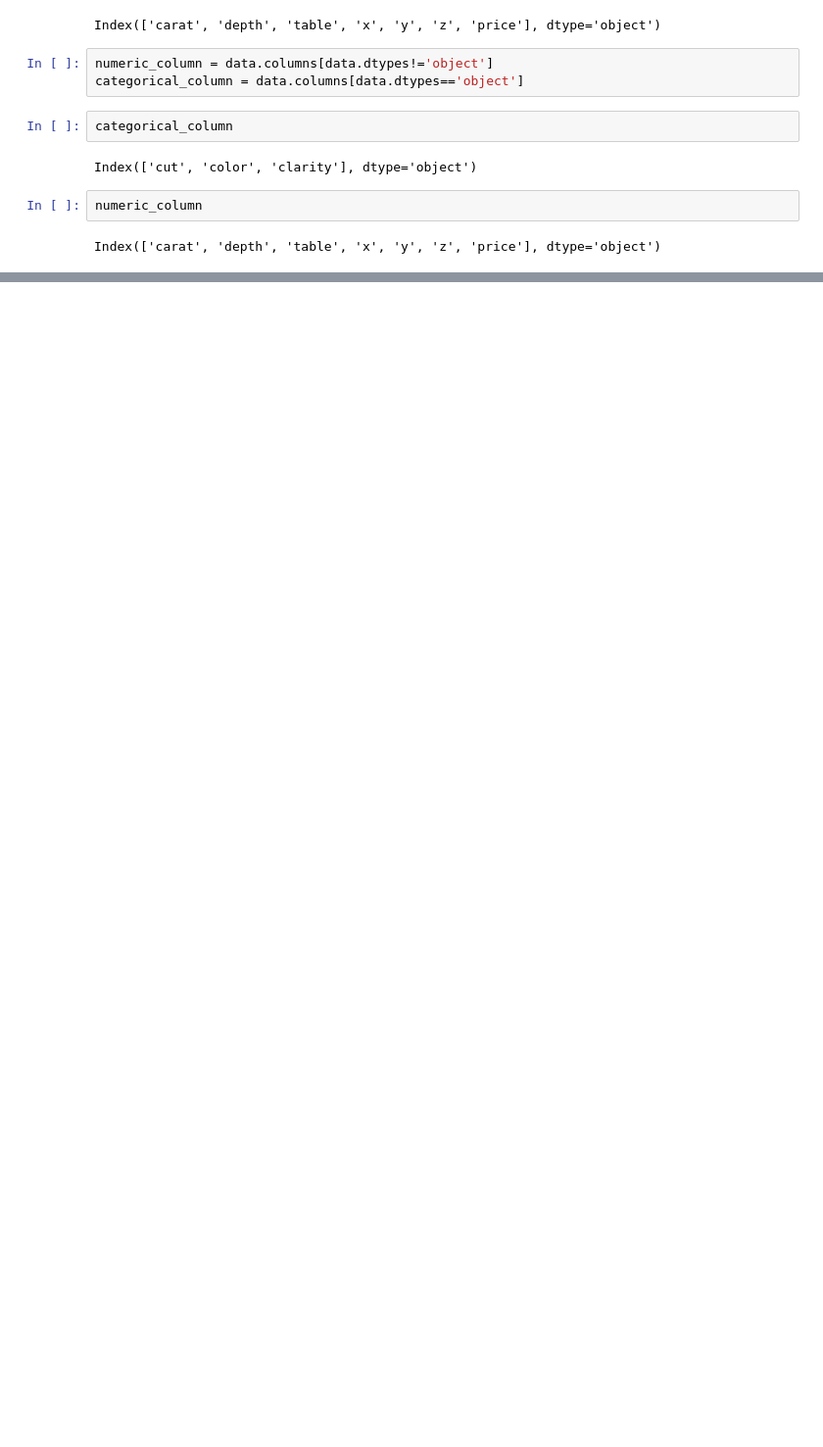
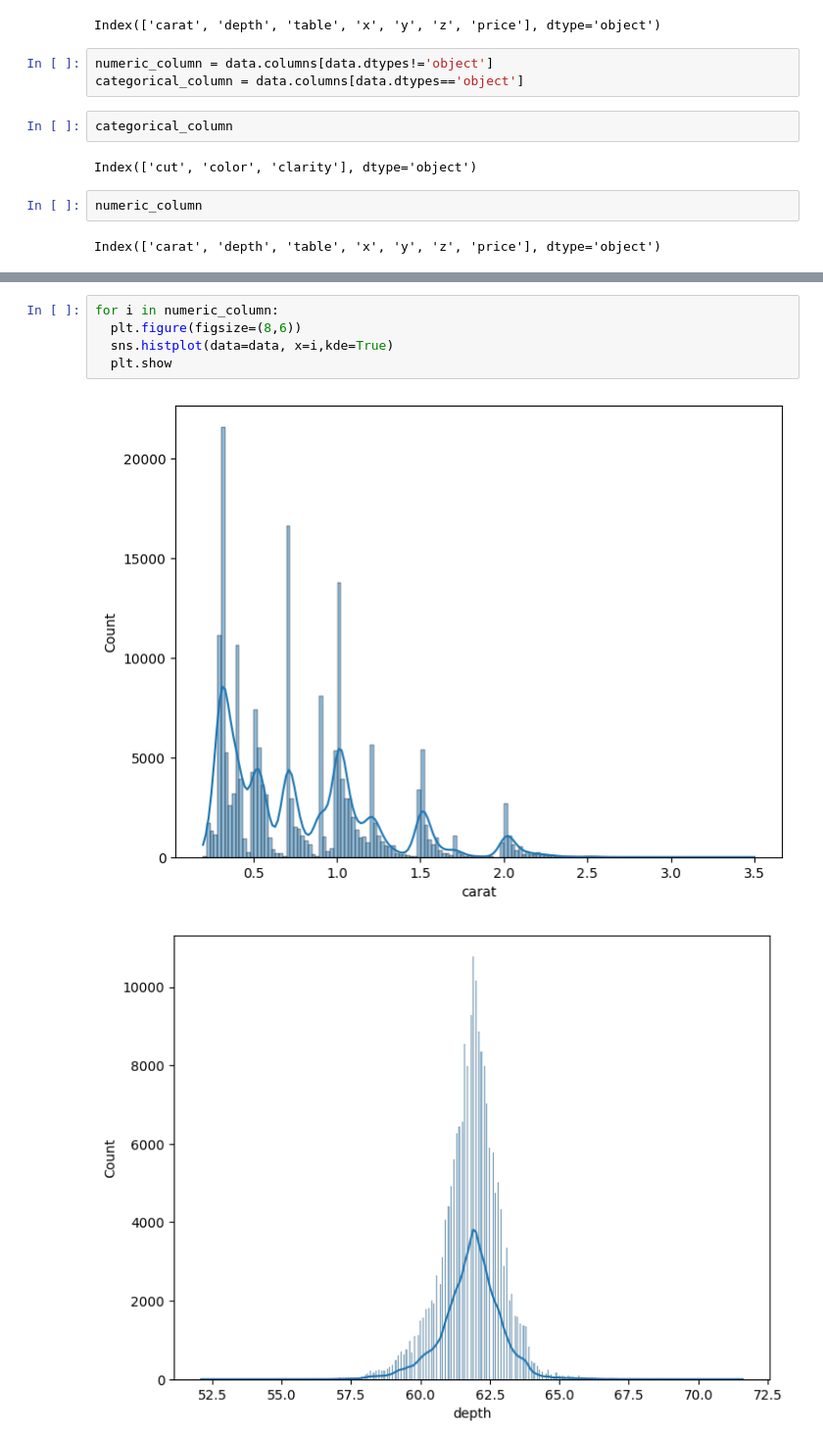
Before and after one commit to tarunsirpi/ml_bootcamp_project, a Jupyter notebook: notebooks/EDA.ipynb, the cells around one changed output, grey strips where cells are left out. Shown at 98% size. Drawn from its saved outputs; the diff is of its cells as text; blank space fills up the shorter version.

```diff
--- a/notebooks/EDA.ipynb
+++ b/notebooks/EDA.ipynb
@@ -89,0 +119,8 @@ Index(['carat', 'depth', 'table', 'x', 'y', 'z', 'price'], dtype='object')
+# %%
+for i in numeric_column:
+  plt.figure(figsize=(8,6))
+  sns.histplot(data=data, x=i,kde=True)
+  plt.show
+# %% [output]
+[figure, added]
+[figure, added]
```
Also changed, not shown: parts of 16 cells of this notebook, 1 other file.
